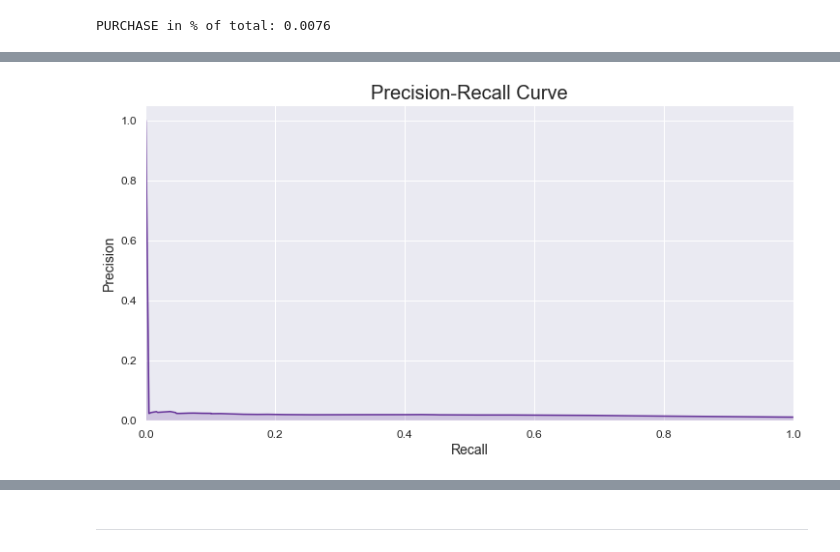
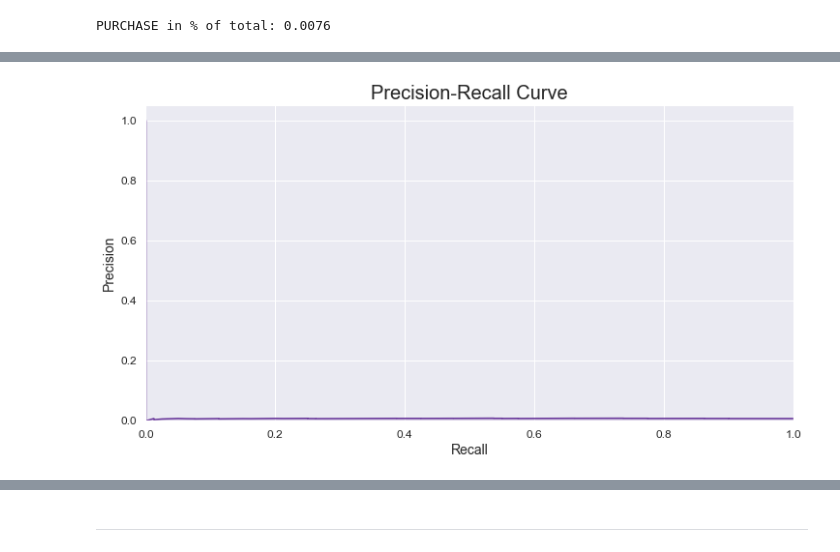
Before and after one commit to rbuerki/projects-ml, a Jupyter notebook: uplift_modelling_imbalanced_starbucks/2-uplift_modelling_SMOTENC_sophisticated.ipynb, the cells around one changed output, grey strips where cells are left out. Cells and saved outputs as stored; diff of their text form; code cells hidden in the pictures.

```diff
--- a/uplift_modelling_imbalanced_starbucks/2-uplift_modelling_SMOTENC_sophisticated.ipynb
+++ b/uplift_modelling_imbalanced_starbucks/2-uplift_modelling_SMOTENC_sophisticated.ipynb
@@ -246,7 +248,7 @@ def build_pipe(X_train, y_train, clf, sampler):
 clf = LogisticRegression()
 sampler = SMOTENC(categorical_features=[0,3,4,5,6], n_jobs=-1)
 
-full_pipe = build_pipe(X, y, clf, sampler)
+full_pipe = build_pipe(X_train, y_train, clf, sampler)
 # %%
 def fit_pipe(X_train, y_train, pipe, scorer, cv=StratifiedKFold(3)):
     """Fit training data to a pipeline with GridSearchCV
@@ -264,9 +266,14 @@ def fit_pipe(X_train, y_train, pipe, scorer, cv=StratifiedKFold(3)):
     - grid: grid search object
     - grid_results: dict with grid search results
     """
-    parameters = {'clf' : (GradientBoostingClassifier(n_estimators=200))),
-                          (GradientBoostingClassifier(n_estimators=200)),
-                          (SGDClassifier(loss='hinge', class_weight='balanced')),
+    parameters = {'clf' : ((GradientBoostingClassifier(n_estimators=200,
+                                                       random_state=666)),
+                          (GradientBoostingClassifier(n_estimators=300,
+                                                      random_state=666)),
+                          (GradientBoostingClassifier(n_estimators=500,
+                                                      max_depth=5,
+                                                      learning_rate=0.05,
+                                                      random_state=666)),
                           )}
 
     start = time.time()
@@ -295,7 +296,7 @@ GBC = GradientBoostingClassifier(criterion='friedman_mse', init=None, learning_r
 scorer = make_scorer(fbeta_score, beta=4)
 cv = 3
 
-grid, grid_results = fit_pipe(X, y, full_pipe, scorer, cv=cv)
+grid, grid_results = fit_pipe(X_train, y_train, full_pipe, scorer, cv=cv)
 # %% [output]
 Fitting 3 folds for each of 3 candidates, totalling 9 fits
 [Parallel(n_jobs=-1)]: Using backend LokyBackend with 4 concurrent workers.
@@ -548,7 +545,7 @@ def return_precision_recall(y_test, probs, threshold_recall=None, figsize=(12,6)
                                    'threshold': threshold})
     return prec_recall_df
 # %%
-probs = model.predict_proba(X)
-prec_recall_df = return_precision_recall(y, probs, threshold_recall=None)
+probs = model.predict_proba(X_test)
+prec_recall_df = return_precision_recall(y_test, probs, threshold_recall=None)
 # %% [output]
-[figure, old version]
+[figure, new version]
```
Also changed, not shown: parts of 29 cells of this notebook.
